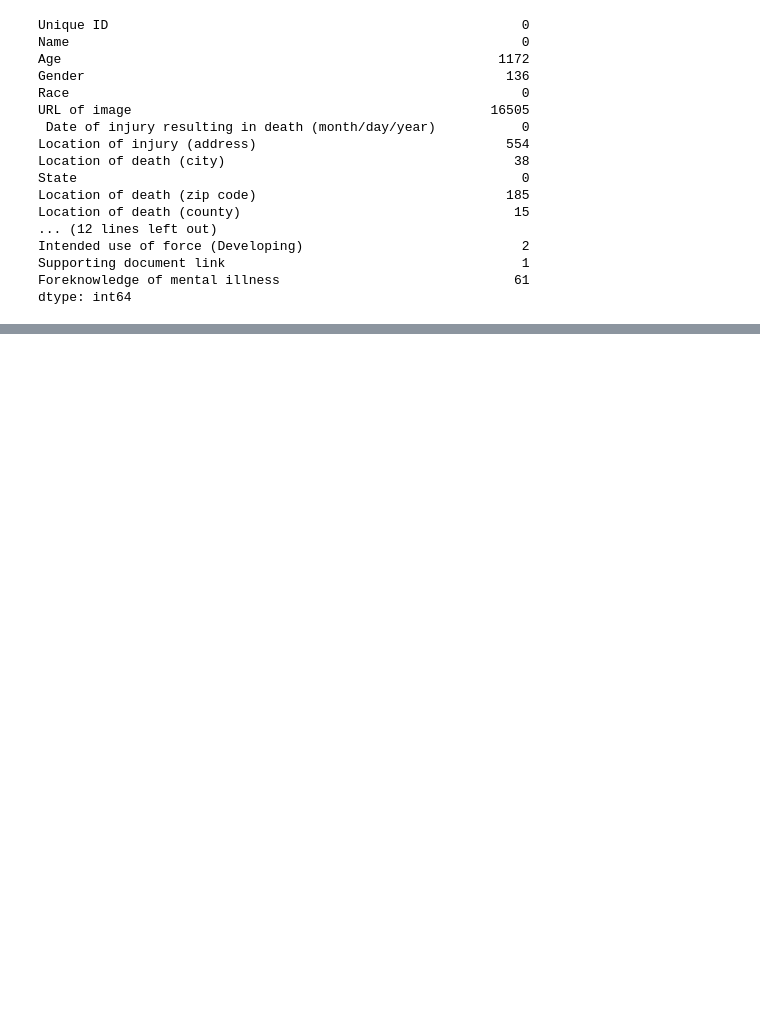
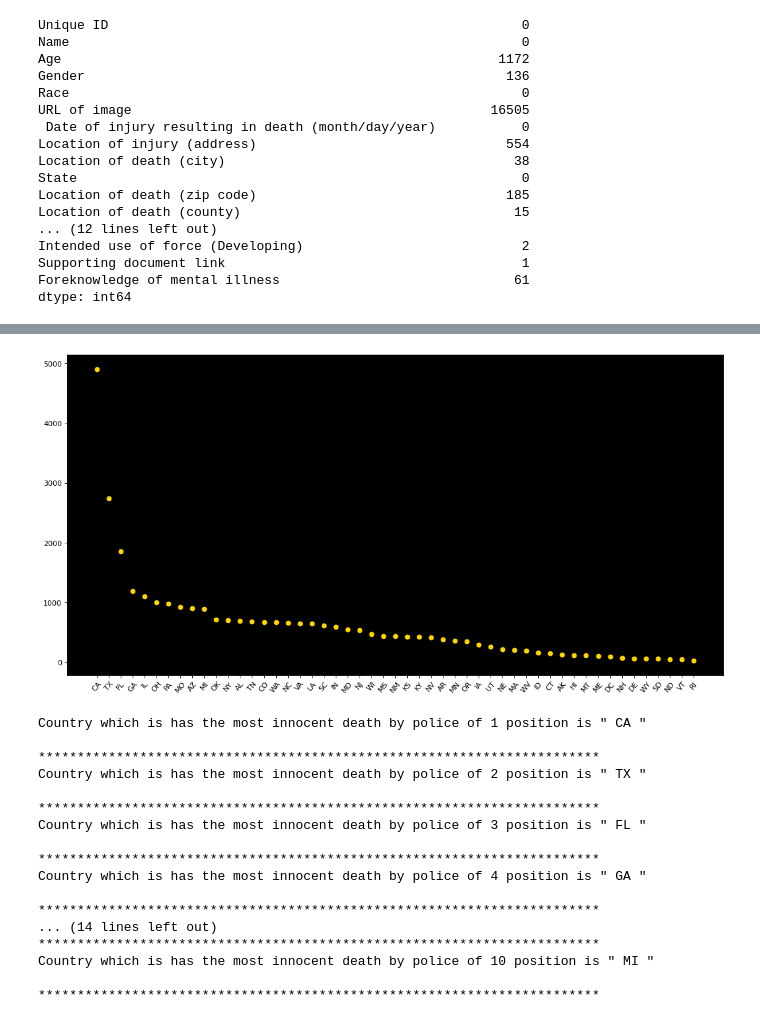
Before and after one commit to Manikandan-professional/Innocent-Death-caused-by-Police, a Jupyter notebook: Innocent_Death_caused_by_Police.ipynb, the cells around one changed output, grey strips where cells are left out. Saved outputs shown, nothing was run; the diff lists cells and outputs as text; code cells hidden in the pictures; blank space fills up the shorter version.

```diff
--- a/Innocent_Death_caused_by_Police.ipynb
+++ b/Innocent_Death_caused_by_Police.ipynb
@@ -133,6 +133,3 @@ Intended use of force (Developing)                            2
 Supporting document link                                      1
 Foreknowledge of mental illness                              61
 dtype: int64
-# %%
-df=df.dropna(axis=1)
-df
@@ -158,0 +138,2 @@ df.describe().T
+# %%
+df=df.drop(columns=['URL of image',' Date of injury resulting in death (month/day/year)','Alleged weapon','Aggressive physical movement','Fleeing/Not fleeing','Description Temp','URL Temp'])
@@ -171,2 +198,35 @@ dtype: int64
+# %%
+country_df=pd.DataFrame(df.State.value_counts())
+import matplotlib.pyplot as plt
+plt.figure(figsize=(16,8),dpi=80)
+ax=plt.axes()
+ax.set_facecolor('black')
+plt.scatter(country_df.index,country_df.State,color='gold')
+plt.xticks(rotation=50)
+plt.show()
+for i in range(0,10,1):       #Changing the number in the middle will give you the position on the decending order of the countries with which have high innocent death by police.
+
+  print('Country which is has the most innocent death by police of',i+1,'position is "',country_df.index[i],'"')
+  print()
+  print('************************************************************************')
+# %% [output]
+[figure, added]
+Country which is has the most innocent death by police of 1 position is " CA "
+
+************************************************************************
+Country which is has the most innocent death by police of 2 position is " TX "
+
+************************************************************************
+Country which is has the most innocent death by police of 3 position is " FL "
+
+************************************************************************
+Country which is has the most innocent death by police of 4 position is " GA "
+
+************************************************************************
+... (14 lines left out)
+************************************************************************
+Country which is has the most innocent death by police of 10 position is " MI "
+
+************************************************************************
 # %% [markdown]
 ![image.png](embedded-picture-1)
```
Also changed, not shown: parts of 10 cells of this notebook.
